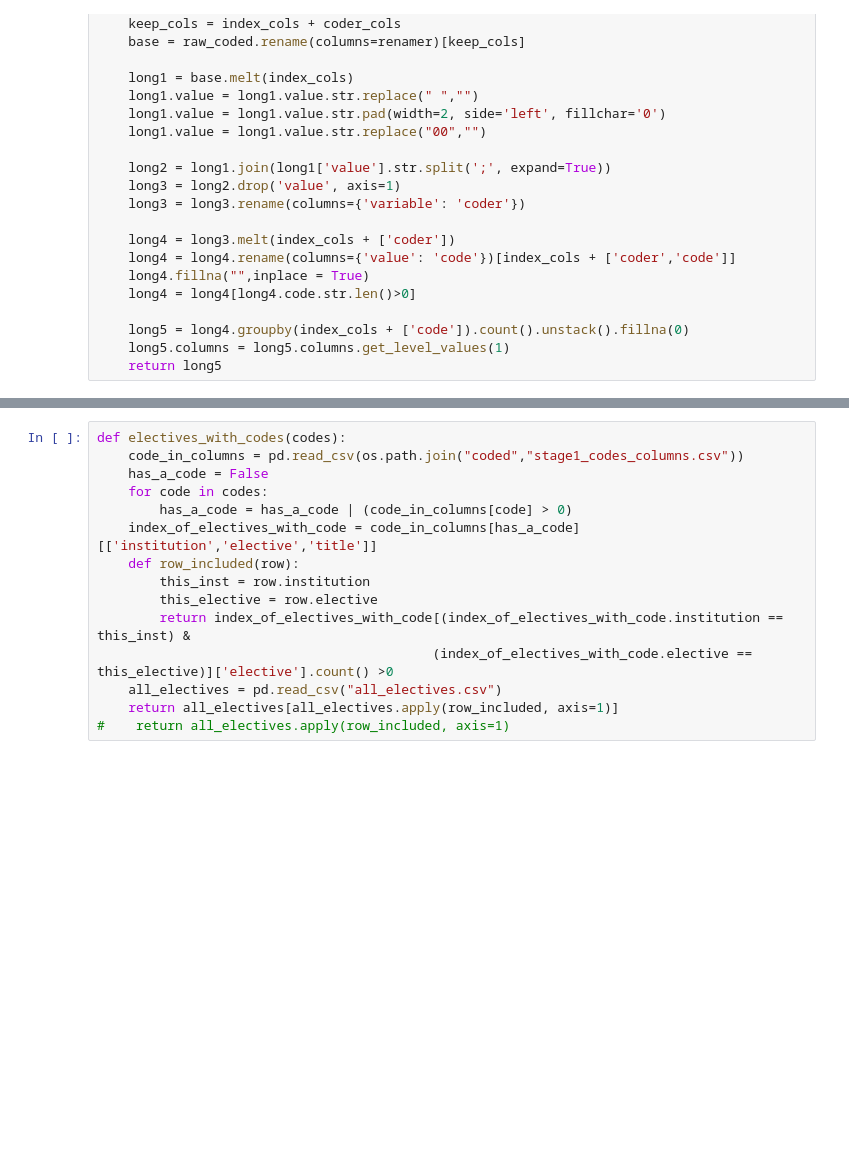
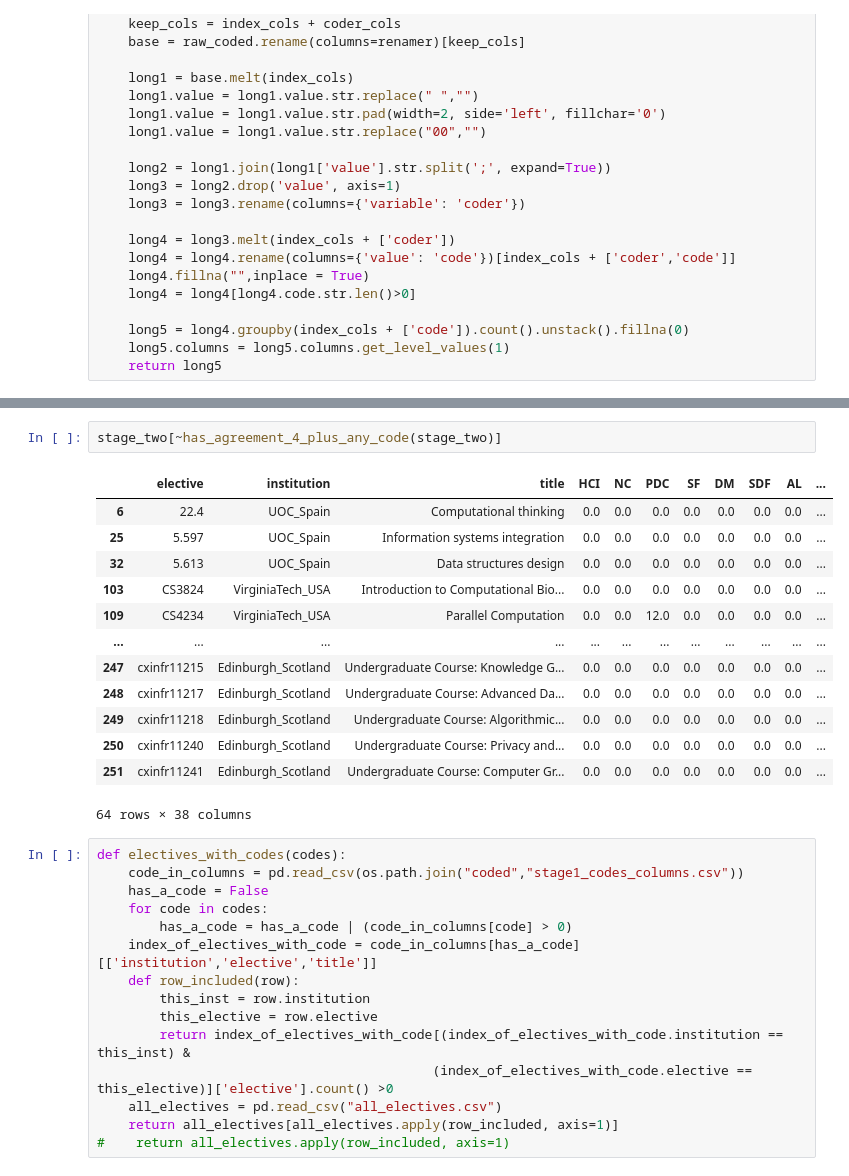
Before and after one commit to stevenaeola/iticse2023_wg6, a Jupyter notebook: curriculum_content/extract_codes.ipynb, the cells around one changed output, grey strips where cells are left out. Saved outputs shown, nothing was run; the diff lists cells and outputs as text; blank space fills up the shorter version.

```diff
--- a/curriculum_content/extract_codes.ipynb
+++ b/curriculum_content/extract_codes.ipynb
@@ -126,3 +201,19 @@ for n, col in enumerate(cols_to_plot):
+# %%
+stage_two[~has_agreement_4_plus_any_code(stage_two)]
+# %% [output]
+|  | elective | institution | title | HCI | NC | PDC | SF | DM | SDF | AL | ... |
+| 6 | 22.4 | UOC_Spain | Computational thinking | 0.0 | 0.0 | 0.0 | 0.0 | 0.0 | 0.0 | 0.0 | ... |
+| 25 | 5.597 | UOC_Spain | Information systems integration | 0.0 | 0.0 | 0.0 | 0.0 | 0.0 | 0.0 | 0.0 | ... |
+| 32 | 5.613 | UOC_Spain | Data structures design | 0.0 | 0.0 | 0.0 | 0.0 | 0.0 | 0.0 | 0.0 | ... |
+| 103 | CS3824 | VirginiaTech_USA | Introduction to Computational Bio... | 0.0 | 0.0 | 0.0 | 0.0 | 0.0 | 0.0 | 0.0 | ... |
+| 109 | CS4234 | VirginiaTech_USA | Parallel Computation | 0.0 | 0.0 | 12.0 | 0.0 | 0.0 | 0.0 | 0.0 | ... |
+| ... | ... | ... | ... | ... | ... | ... | ... | ... | ... | ... | ... |
+| 247 | cxinfr11215 | Edinburgh_Scotland | Undergraduate Course: Knowledge G... | 0.0 | 0.0 | 0.0 | 0.0 | 0.0 | 0.0 | 0.0 | ... |
+| 248 | cxinfr11217 | Edinburgh_Scotland | Undergraduate Course: Advanced Da... | 0.0 | 0.0 | 0.0 | 0.0 | 0.0 | 0.0 | 0.0 | ... |
+| 249 | cxinfr11218 | Edinburgh_Scotland | Undergraduate Course: Algorithmic... | 0.0 | 0.0 | 0.0 | 0.0 | 0.0 | 0.0 | 0.0 | ... |
+| 250 | cxinfr11240 | Edinburgh_Scotland | Undergraduate Course: Privacy and... | 0.0 | 0.0 | 0.0 | 0.0 | 0.0 | 0.0 | 0.0 | ... |
+| 251 | cxinfr11241 | Edinburgh_Scotland | Undergraduate Course: Computer Gr... | 0.0 | 0.0 | 0.0 | 0.0 | 0.0 | 0.0 | 0.0 | ... |
+64 rows × 38 columns
 # %%
 def electives_with_codes(codes):
     code_in_columns = pd.read_csv(os.path.join("coded","stage1_codes_columns.csv"))
```
Also changed, not shown: parts of 9 cells of this notebook, 2 other files.
